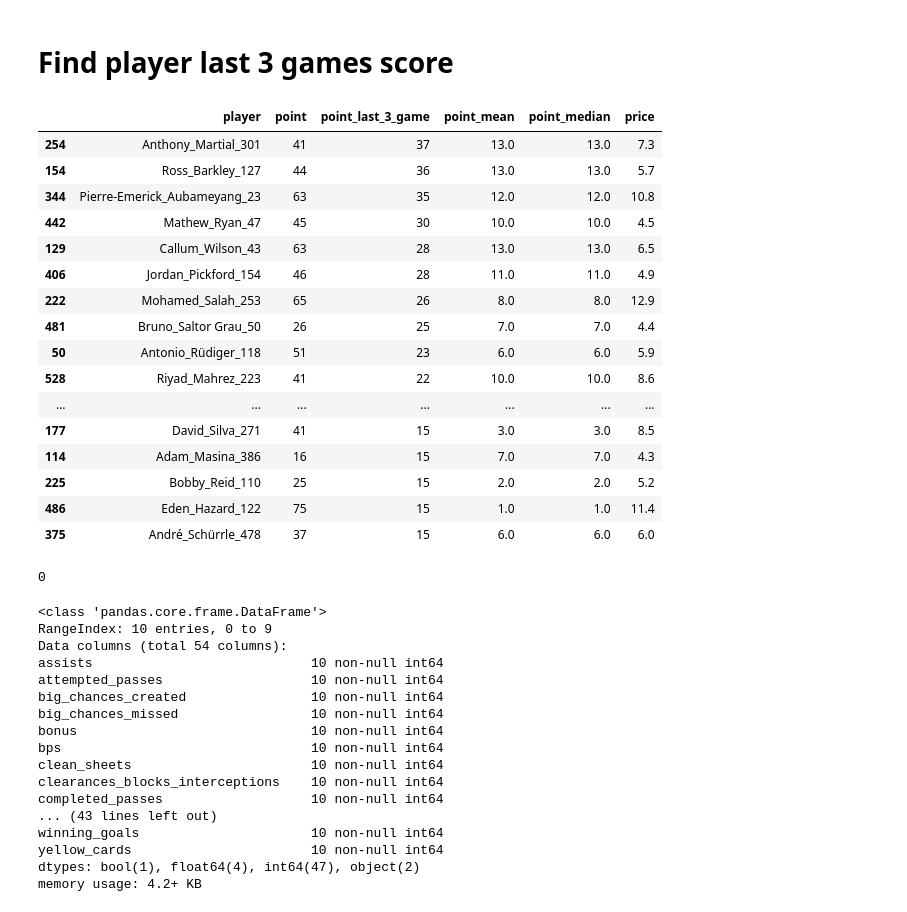
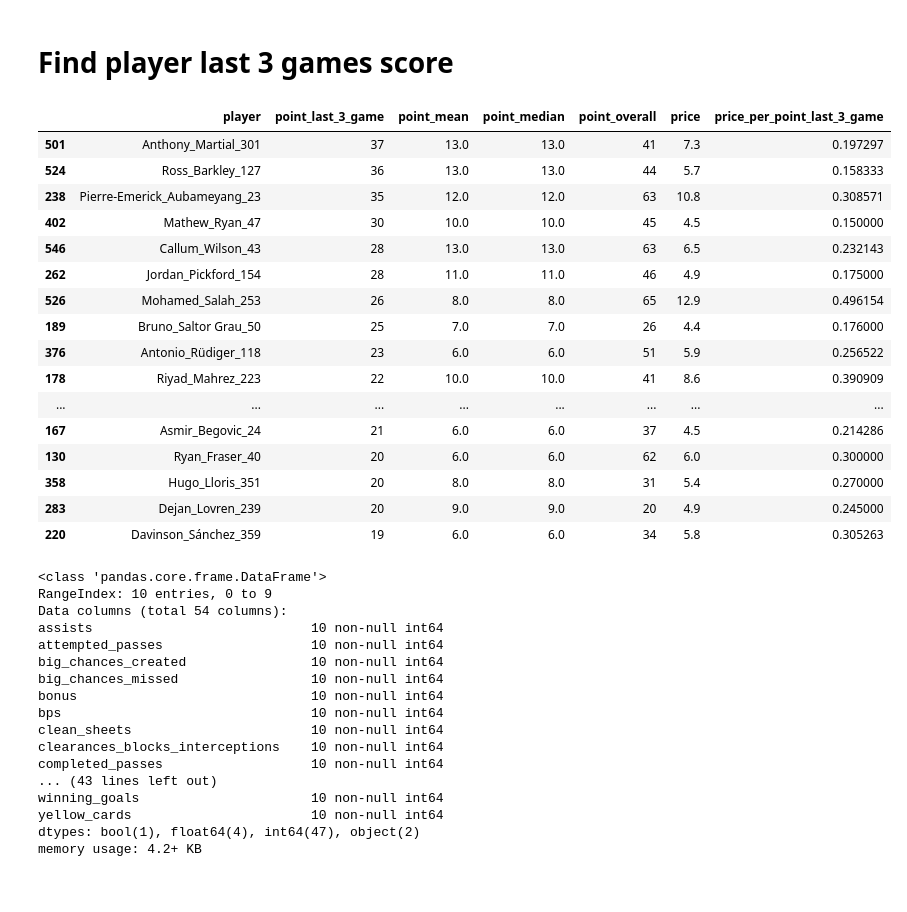
Before and after one commit to kittinan/Fantasy-Premier-League, a Jupyter notebook: dev.ipynb, the cells around one changed output. Saved outputs shown, nothing was run; the diff lists cells and outputs as text; code cells hidden in the pictures.

```diff
--- a/dev.ipynb
+++ b/dev.ipynb
@@ -190,37 +190,45 @@ for f in files:
     point_median = df_last3['total_points'].median()
     point_mean = df_last3['total_points'].median()
 
-    price = df.iloc[-1]['value']
+    price = df.iloc[-1]['value'] / 10
+    point_last_3_game_per_price = point_3_game / price
+    price_per_point_last_3_game = price / point_3_game
 
-    data.append({'player': player, 'point_last_3_game': point_3_game, 'point_median': point_median, 'point_mean': point_mean, 'point': point, 'price': price/10})
+    data_row = {
+        'player': player,
+        'point_last_3_game': point_3_game,
+        'point_median': point_median,
+        'point_mean': point_mean,
+        'point_overall': point,
+        'price': price,
+        #'point_last_3_game_per_price': point_last_3_game_per_price,
+        'price_per_point_last_3_game': price_per_point_last_3_game,
+    }
+
+    data.append(data_row)
 
     #break
 # %%
 df_form = pd.DataFrame(data)
+df_form.sort_values(['point_last_3_game', 'price'], ascending=[False, False]).head(20)
+# %% [output]
+|  | player | point_last_3_game | point_mean | point_median | point_overall | price | price_per_point_last_3_game |
+| 501 | Anthony_Martial_301 | 37 | 13.0 | 13.0 | 41 | 7.3 | 0.197297 |
+| 524 | Ross_Barkley_127 | 36 | 13.0 | 13.0 | 44 | 5.7 | 0.158333 |
+| 238 | Pierre-Emerick_Aubameyang_23 | 35 | 12.0 | 12.0 | 63 | 10.8 | 0.308571 |
+| 402 | Mathew_Ryan_47 | 30 | 10.0 | 10.0 | 45 | 4.5 | 0.150000 |
+| 546 | Callum_Wilson_43 | 28 | 13.0 | 13.0 | 63 | 6.5 | 0.232143 |
+| 262 | Jordan_Pickford_154 | 28 | 11.0 | 11.0 | 46 | 4.9 | 0.175000 |
+| 526 | Mohamed_Salah_253 | 26 | 8.0 | 8.0 | 65 | 12.9 | 0.496154 |
+| 189 | Bruno_Saltor Grau_50 | 25 | 7.0 | 7.0 | 26 | 4.4 | 0.176000 |
+| 376 | Antonio_Rüdiger_118 | 23 | 6.0 | 6.0 | 51 | 5.9 | 0.256522 |
+| 178 | Riyad_Mahrez_223 | 22 | 10.0 | 10.0 | 41 | 8.6 | 0.390909 |
+| ... | ... | ... | ... | ... | ... | ... | ... |
+| 167 | Asmir_Begovic_24 | 21 | 6.0 | 6.0 | 37 | 4.5 | 0.214286 |
+| 130 | Ryan_Fraser_40 | 20 | 6.0 | 6.0 | 62 | 6.0 | 0.300000 |
+| 358 | Hugo_Lloris_351 | 20 | 8.0 | 8.0 | 31 | 5.4 | 0.270000 |
+| 283 | Dejan_Lovren_239 | 20 | 9.0 | 9.0 | 20 | 4.9 | 0.245000 |
+| 220 | Davinson_Sánchez_359 | 19 | 6.0 | 6.0 | 34 | 5.8 | 0.305263 |
-# %%
-df_form.sort_values(['point_last_3_game'], ascending=False).head(50)
-# %% [output]
-|  | player | point | point_last_3_game | point_mean | point_median | price |
-| 254 | Anthony_Martial_301 | 41 | 37 | 13.0 | 13.0 | 7.3 |
-| 154 | Ross_Barkley_127 | 44 | 36 | 13.0 | 13.0 | 5.7 |
-| 344 | Pierre-Emerick_Aubameyang_23 | 63 | 35 | 12.0 | 12.0 | 10.8 |
-| 442 | Mathew_Ryan_47 | 45 | 30 | 10.0 | 10.0 | 4.5 |
-| 129 | Callum_Wilson_43 | 63 | 28 | 13.0 | 13.0 | 6.5 |
-| 406 | Jordan_Pickford_154 | 46 | 28 | 11.0 | 11.0 | 4.9 |
-| 222 | Mohamed_Salah_253 | 65 | 26 | 8.0 | 8.0 | 12.9 |
-| 481 | Bruno_Saltor Grau_50 | 26 | 25 | 7.0 | 7.0 | 4.4 |
-| 50 | Antonio_Rüdiger_118 | 51 | 23 | 6.0 | 6.0 | 5.9 |
-| 528 | Riyad_Mahrez_223 | 41 | 22 | 10.0 | 10.0 | 8.6 |
-| ... | ... | ... | ... | ... | ... | ... |
-| 177 | David_Silva_271 | 41 | 15 | 3.0 | 3.0 | 8.5 |
-| 114 | Adam_Masina_386 | 16 | 15 | 7.0 | 7.0 | 4.3 |
-| 225 | Bobby_Reid_110 | 25 | 15 | 2.0 | 2.0 | 5.2 |
-| 486 | Eden_Hazard_122 | 75 | 15 | 1.0 | 1.0 | 11.4 |
-| 375 | André_Schürrle_478 | 37 | 15 | 6.0 | 6.0 | 6.0 |
-# %%
-df.iloc[-3:]['total_points'].sum()
-# %% [output]
-0
 # %%
 df.info()
 # %% [output]
```
Also changed, not shown: parts of 51 cells of this notebook.
